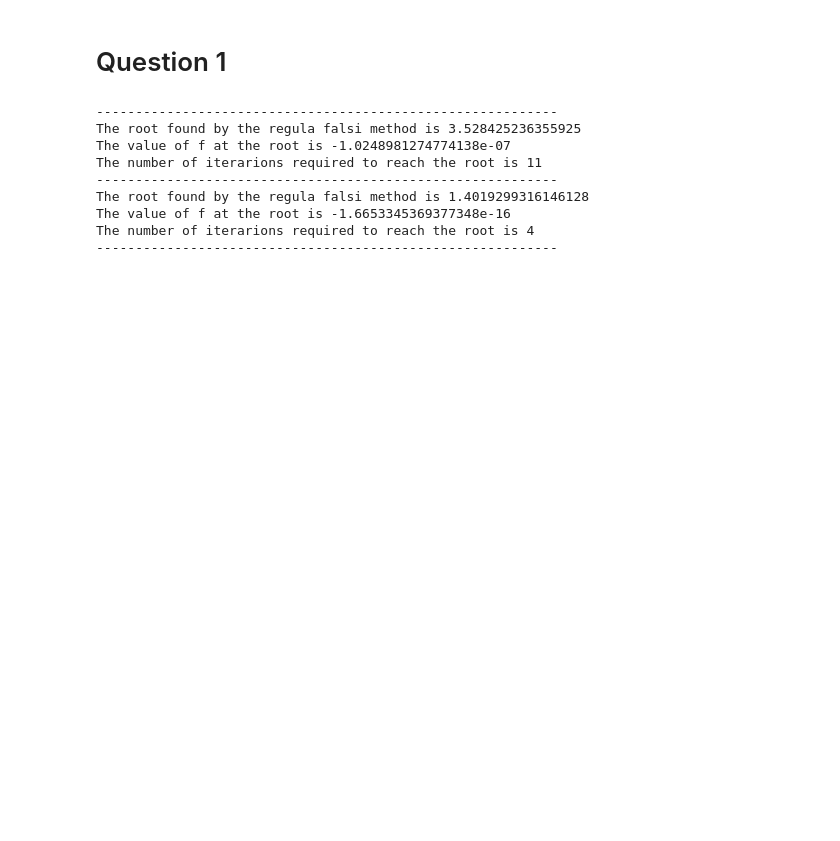
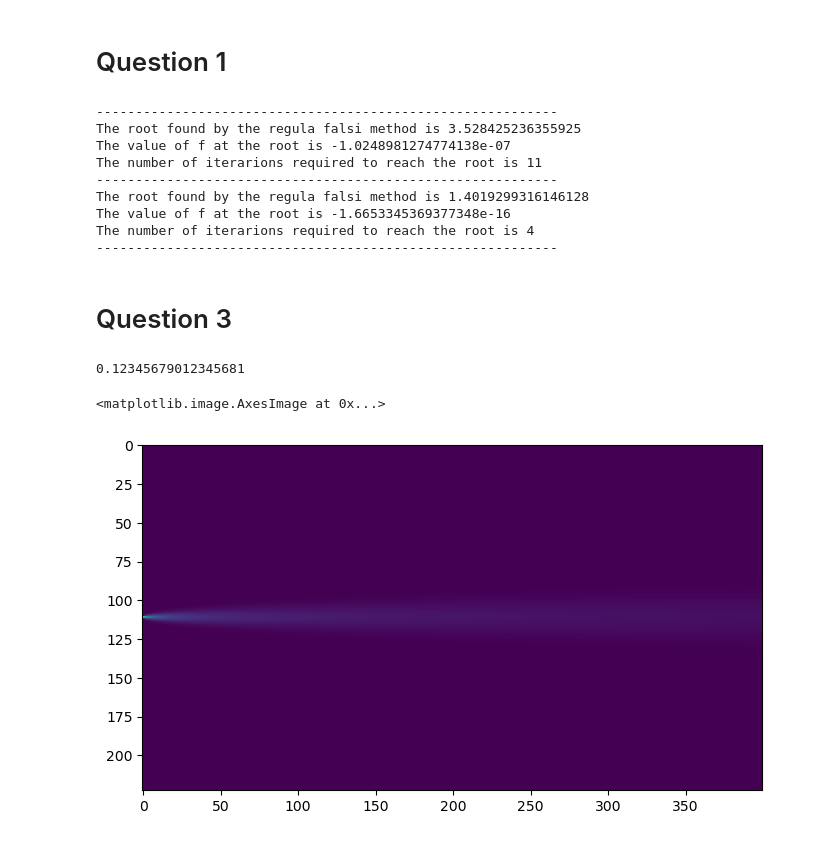
Before and after one commit to dc250601/P452, a Jupyter notebook: MidSem/Untitled.ipynb, the cells around one changed output. Saved outputs shown, nothing was run; the diff lists cells and outputs as text; code cells hidden in the pictures; blank space fills up the shorter version.

```diff
--- a/MidSem/Untitled.ipynb
+++ b/MidSem/Untitled.ipynb
@@ -52,3 +48,39 @@ The root found by the regula falsi method is 1.4019299316146128
 The value of f at the root is -1.6653345369377348e-16
 The number of iterarions required to reach the root is 4
 -----------------------------------------------------------
+# %% [markdown]
+# Question 3
+# %%
+import numpy as np # Using numpy for inversion and Tridiagonal matrix
+from scipy.sparse import diags
+import pandas as pd
+#The following code is completely done using numpy since native python is extremly slow and will take
+#orders of magnitude more time to solve
+z = 1
+x_discreetisation = 0.009
+t_discreetisation = 1e-5
+x_range = (0,2)
+t_range = (0,0.095)
+X = np.arange(x_range[0],x_range[-1],x_discreetisation)[:,None]
+V_0 = np.zeros(X.shape)
+V_0[int(V_0.shape[0]/2)] = 300
+n = V_0.shape[0]
+B = diags([-1*np.ones(n-1),2*np.ones(n),-1*np.ones(n-1)],[-1,0,1]).toarray()
+alpha = t_discreetisation/(x_discreetisation)**2
+# %%
+V = []
+V.append(V_0)
+for t in tqdm(range(500)):
+    V.append(np.matmul(np.matmul(np.linalg.inv(2*z*np.eye(n) + alpha*B),(2*z*np.eye(n) - alpha*B)),V[t]))
+# %%
+V_grid = np.concatenate(V,axis = -1)
+# %%
+alpha
+# %% [output]
+0.12345679012345681
+# %%
+plt.figure(figsize=(8,8))
+plt.imshow(V_grid[:,:400])
+# %% [output]
+<matplotlib.image.AxesImage at 0x...>
+[figure, added]
```
Also changed, not shown: parts of 8 cells of this notebook, 1 other file.
